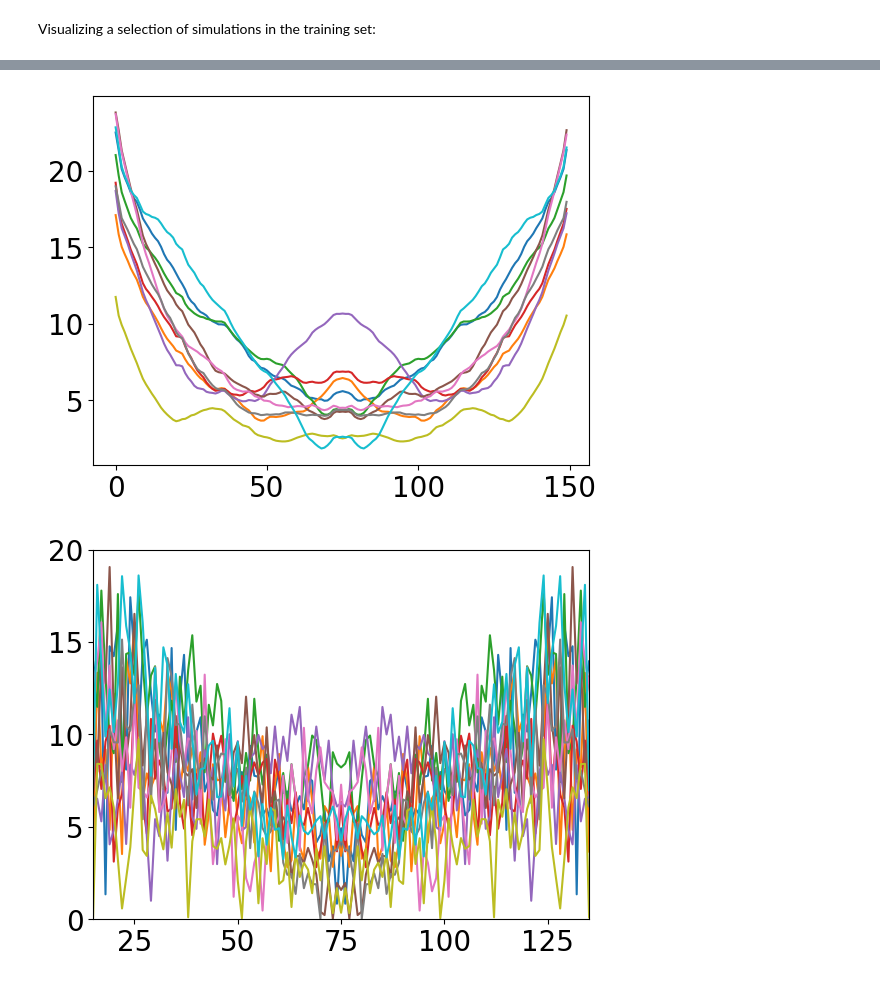
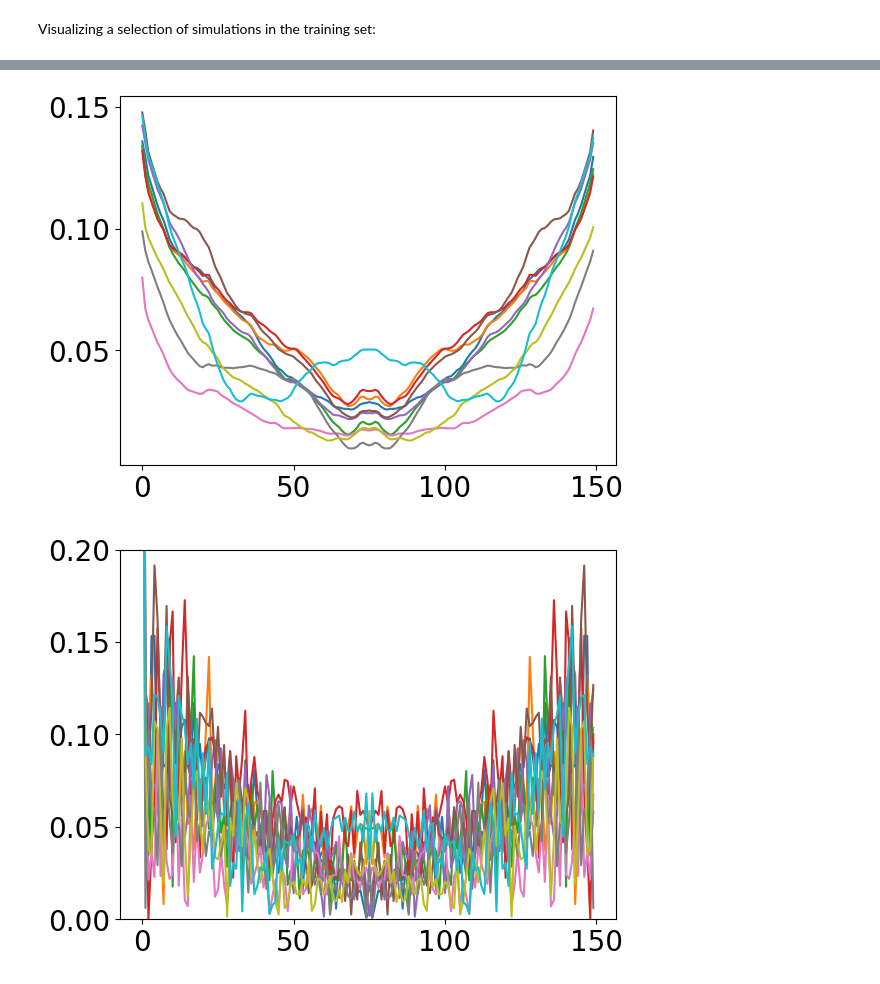
Before and after one commit to GertKl/ALPs_with_SWYFT, a Jupyter notebook: notebooks/fourier_transform/test_fft_g0.ipynb, the cells around one changed output, grey strips where cells are left out. Saved outputs shown, nothing was run; the diff lists cells and outputs as text; code cells hidden in the pictures.

Commit message:
added notebooks for visualizing fourier transforms

```diff
--- a/notebooks/fourier_transform/test_fft_g0.ipynb
+++ b/notebooks/fourier_transform/test_fft_g0.ipynb
@@ -424,14 +424,14 @@ for i in range(len(samples)): plt.plot(abs(np.fft.fft(samples[i]['data'])))
 # %%
 # plt.xlim(xmin=15,xmax=135)
 # plt.ylim(ymin=0,ymax=0.06)
-for i in range(len(samples)): plt.plot(abs(np.fft.fft(abs(np.fft.fft(samples[i]['exp'])))))
+for i in range(len(samples)): plt.plot(abs(np.fft.ifft(abs(np.fft.fft(samples[i]['exp'])))))
 # %% [output]
-[figure, old version]
+[figure, new version]
 # %%
-plt.xlim(xmin=15,xmax=135)
-plt.ylim(ymin=0,ymax=20)
-for i in range(len(samples)): plt.plot(abs(np.fft.fft(abs(np.fft.fft(samples[i]['data'])))))
+# plt.xlim(xmin=15,xmax=135)
+plt.ylim(ymin=0,ymax=0.2)
+for i in range(len(samples)): plt.plot(abs(np.fft.ifft(abs(np.fft.fft(samples[i]['data'])))))
 # %% [output]
-[figure, old version]
+[figure, new version]
 # %%
 abs(np.fft.fft(abs(np.fft.fft(samples[i]['exp']))))
```
Also changed, not shown: parts of 11 cells of this notebook, 8 other files.
